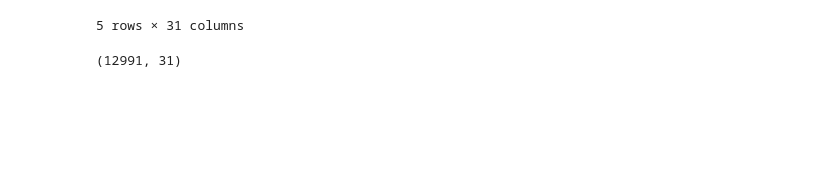
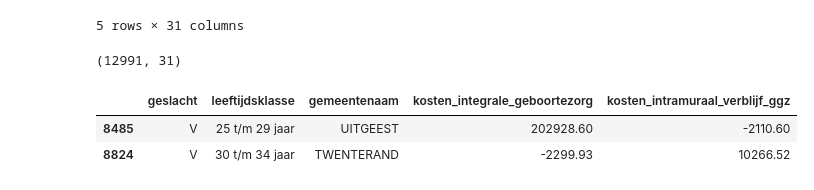
Before and after one commit to FaraRahimi/health-cost-benchmark, a Jupyter notebook: notebooks/02_clean.ipynb, the cells around one changed output. Cells and saved outputs as stored; diff of their text form; code cells hidden in the pictures; blank space fills up the shorter version.

Commit message:
Clean step 2: check negative costs, keep them

```diff
--- a/notebooks/02_clean.ipynb
+++ b/notebooks/02_clean.ipynb
@@ -62,3 +63,14 @@ vektis.shape
 (12991, 31)
 # %%
 assert len(vektis) == 12991
+# %%
+# how many negative cells, and in which columns?
+neg_costs = costs < 0
+neg_costs.sum().sum()
+
+#  which rows are they, and how big?
+neg_rows= vektis[(costs<0).any(axis=1)]
+# %% [output]
+|  | geslacht | leeftijdsklasse | gemeentenaam | kosten_integrale_geboortezorg | kosten_intramuraal_verblijf_ggz |
+| 8485 | V | 25 t/m 29 jaar | UITGEEST | 202928.60 | -2110.60 |
+| 8824 | V | 30 t/m 34 jaar | TWENTERAND | -2299.93 | 10266.52 |
```
Also changed, not shown: parts of 5 cells of this notebook.
